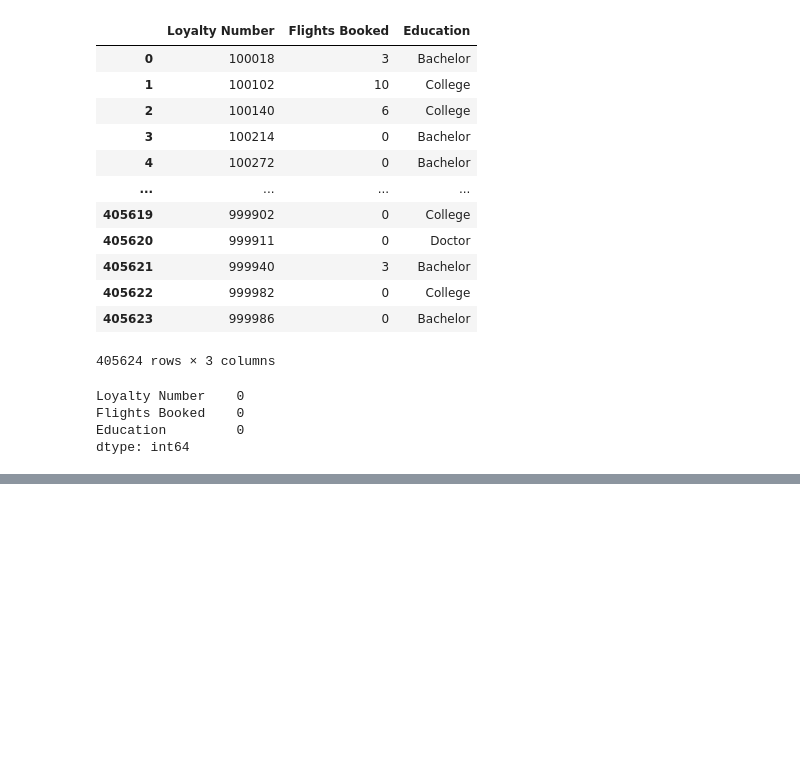
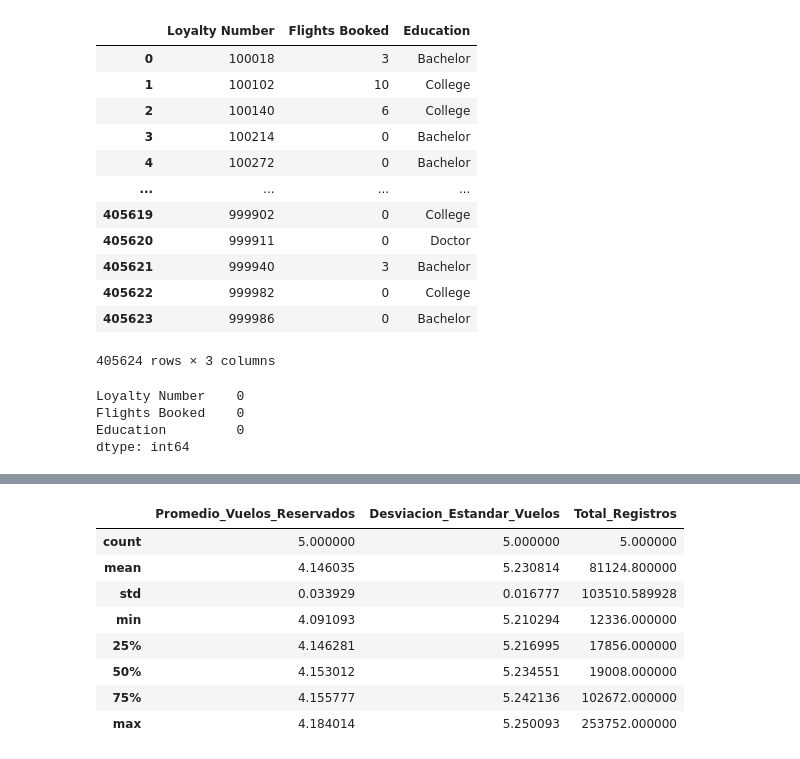
Before and after one commit to Adalab/bda-modulo-3-evaluacion-final-HanniaCorena, a Jupyter notebook: Merge y análisis.ipynb, the cells around one changed output, grey strips where cells are left out. Saved outputs shown, nothing was run; the diff lists cells and outputs as text; code cells hidden in the pictures; blank space fills up the shorter version.

Commit message:
Añado describe() al final en el Merge

```diff
--- a/Merge y análisis.ipynb
+++ b/Merge y análisis.ipynb
@@ -235,3 +235,15 @@ stats_por_educacion
 | 2 | Doctor | 4.146281 | 5.250093 | 17856 |
 | 3 | High School or Below | 4.155777 | 5.234551 | 19008 |
 | 4 | Master | 4.184014 | 5.210294 | 12336 |
+# %%
+stats_por_educacion.describe()
+# %% [output]
+|  | Promedio_Vuelos_Reservados | Desviacion_Estandar_Vuelos | Total_Registros |
+| count | 5.000000 | 5.000000 | 5.000000 |
+| mean | 4.146035 | 5.230814 | 81124.800000 |
+| std | 0.033929 | 0.016777 | 103510.589928 |
+| min | 4.091093 | 5.210294 | 12336.000000 |
+| 25% | 4.146281 | 5.216995 | 17856.000000 |
+| 50% | 4.153012 | 5.234551 | 19008.000000 |
+| 75% | 4.155777 | 5.242136 | 102672.000000 |
+| max | 4.184014 | 5.250093 | 253752.000000 |
```
